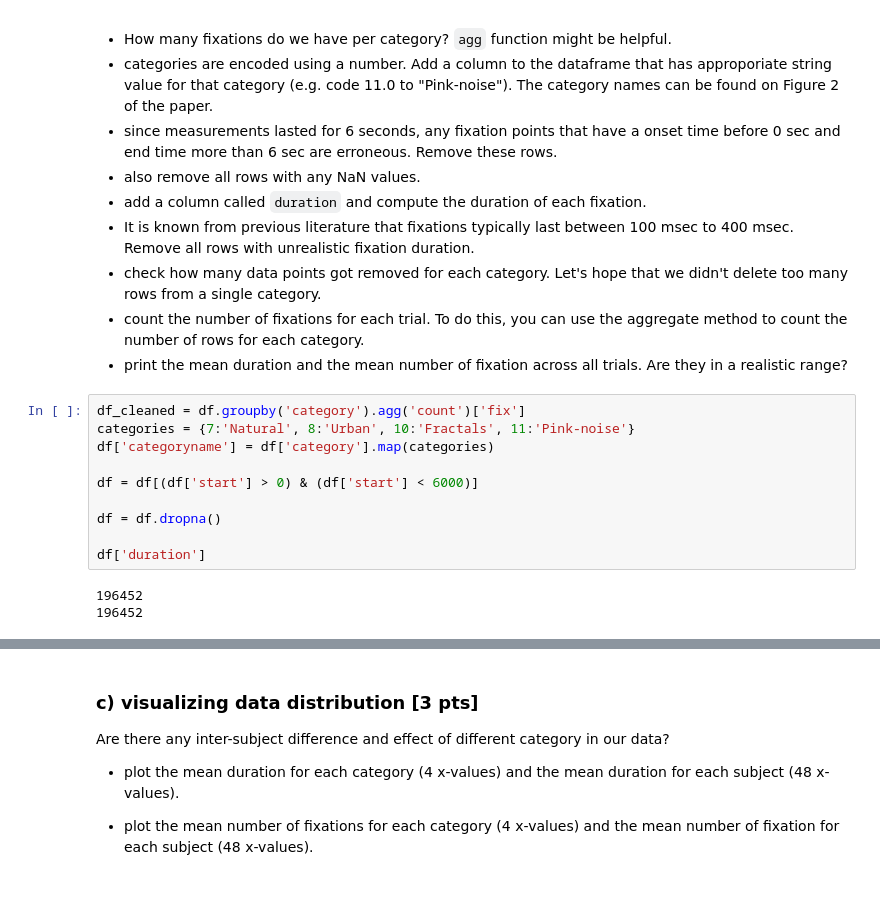
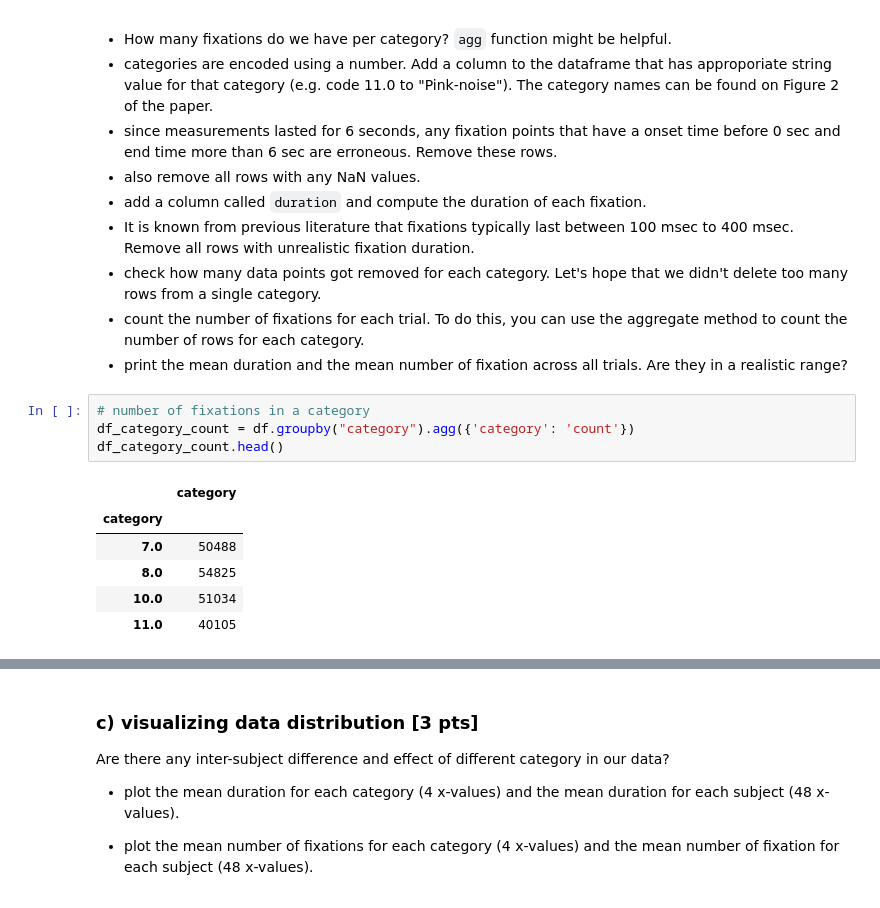
Before and after one commit to NBP-ACC/week-7-acc_5, a Jupyter notebook: Sheet05.ipynb, the cells around one changed output, grey strips where cells are left out. Cells and saved outputs as stored; diff of their text form.

```diff
--- a/Sheet05.ipynb
+++ b/Sheet05.ipynb
@@ -83,16 +86,14 @@ We want to clean the dataframe so that it is handy for us to work with it.
 - check how many data points got removed for each category. Let's hope that we didn't delete too many rows from a single category.
 - count the number of fixations for each trial. To do this, you can use the aggregate method to count the number of rows for each category.
 - print the mean duration and the mean number of fixation across all trials. Are they in a realistic range?
-# %%
-df_cleaned = df.groupby('category').agg('count')['fix']
-categories = {7:'Natural', 8:'Urban', 10:'Fractals', 11:'Pink-noise'}
-df['categoryname'] = df['category'].map(categories)
-
-df = df[(df['start'] > 0) & (df['start'] < 6000)]
-
-df = df.dropna()
-
-df['duration']
-# %% [output]
-196452
-196452
+# %%
+# number of fixations in a category
+df_category_count = df.groupby("category").agg({'category': 'count'})
+df_category_count.head()
+# %% [output]
+|  | category |
+| category |  |
+| 7.0 | 50488 |
+| 8.0 | 54825 |
+| 10.0 | 51034 |
+| 11.0 | 40105 |
```
Also changed, not shown: parts of 8 cells of this notebook.
